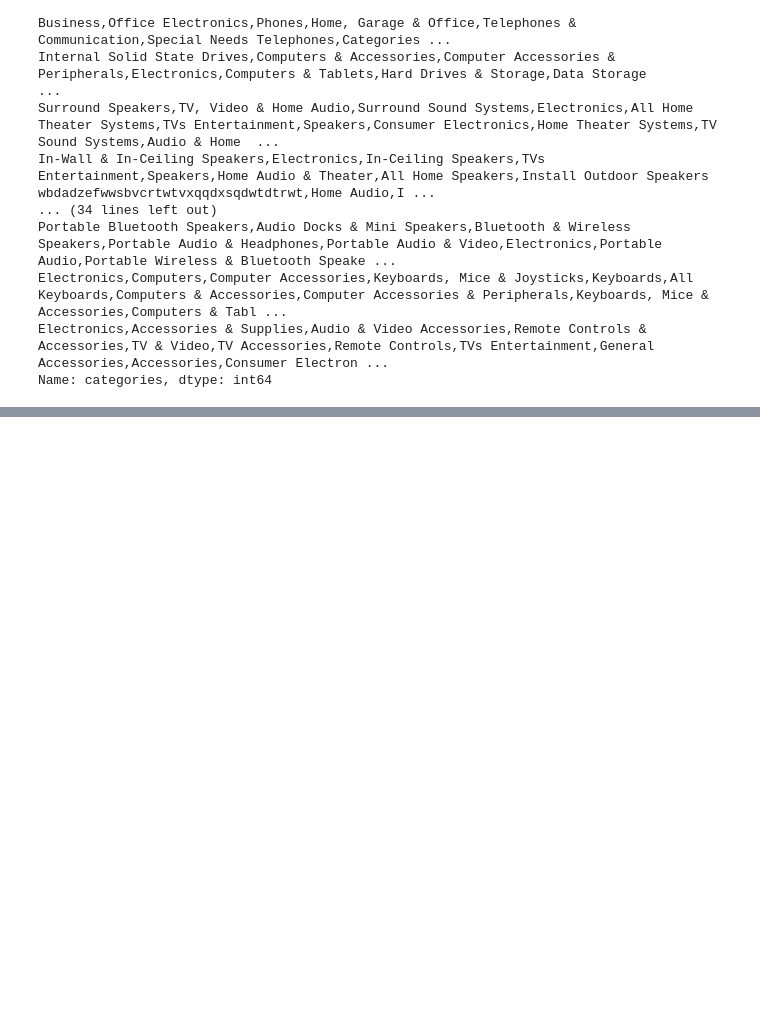
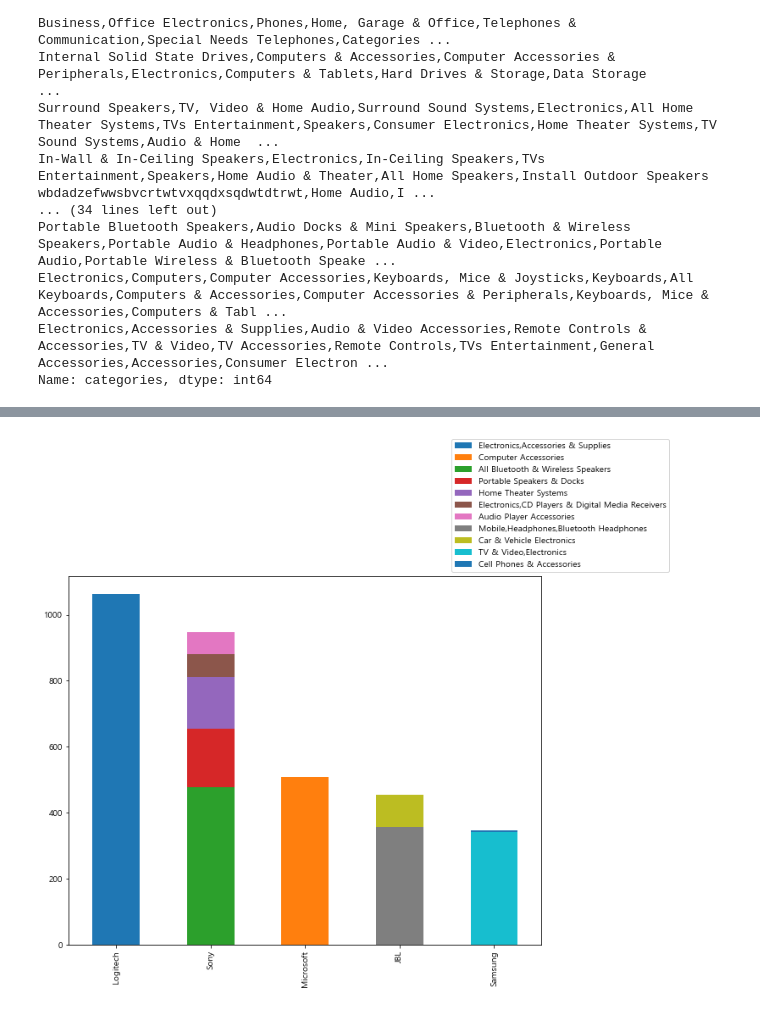
Before and after one commit to jinhuioh/Hi_ai, a Jupyter notebook: data03/amazon-visualization.ipynb, the cells around one changed output, grey strips where cells are left out. Cells and saved outputs as stored; diff of their text form; code cells hidden in the pictures; blank space fills up the shorter version.

```diff
--- a/data03/amazon-visualization.ipynb
+++ b/data03/amazon-visualization.ipynb
@@ -342,0 +415,27 @@ az[:,:]
+# %%
+brand=["Logitech","Sony","Microsoft","JBL","Samsung"]
+categories={
+    "Electronics,Accessories & Supplies":[1064,0,0,0,0],
+    "Computer Accessories":[88,0,0,0,0],
+    "All Bluetooth & Wireless Speakers":[0,477,0,0,0],
+    "Portable Speakers & Docks": [0,178,0,0,0],
+    "Home Theater Systems": [0,157,0,0,0],
+    "Computer Accessories": [0,100,0,0,0],
+    "Portable Speakers & Docks": [0,178,0,0,0],
+    "Electronics,CD Players & Digital Media Receivers": [0,69,0,0,0],
+    "Audio Player Accessories": [0,66,0,0,0],
+    "Computer Accessories":[0,0,507,0,0],
+    "Mobile,Headphones,Bluetooth Headphones":[0,0,0,357,0],
+    "Car & Vehicle Electronics":[0,0,0,97,0],
+    "TV & Video,Electronics":[0,0,0,0,340],
+    "Cell Phones & Accessories":[0,0,0,0,6],
+
+}
+
+df=pd.DataFrame(categories,index=brand)
+
+df.plot(kind="bar",stacked=True,figsize=(10,8))
+plt.legend(loc="lower left",bbox_to_anchor=(0.8,1.0))
+plt.show()
+# %% [output]
+[figure, added]
```
Also changed, not shown: parts of 15 cells of this notebook.
